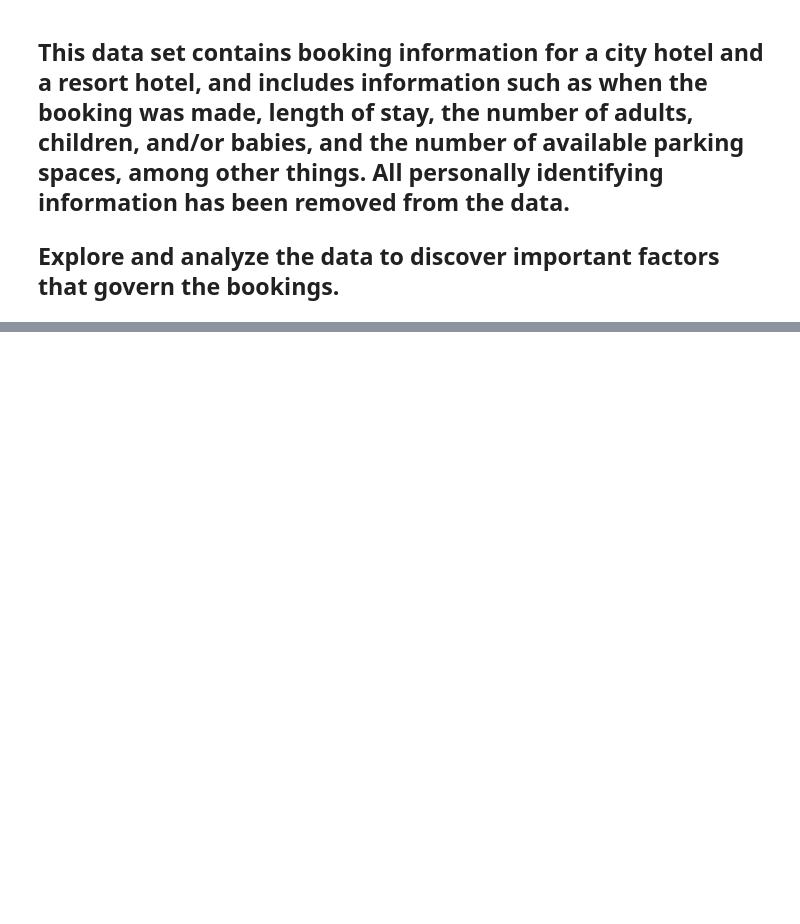
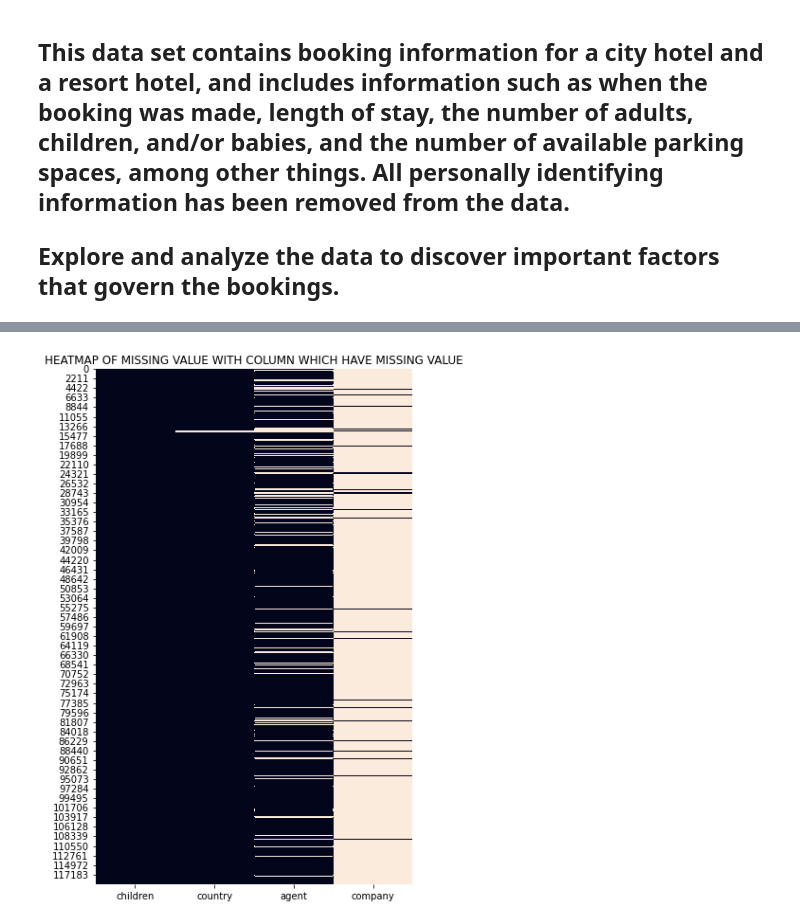
Before and after one commit to Devkhiran/EDA-Hotel-Booking, a Jupyter notebook: Dev_Hotel_Booking_Analysis_Capstone_Project.ipynb, the cells around one changed output, grey strips where cells are left out. Drawn from its saved outputs; the diff is of its cells as text; code cells hidden in the pictures; blank space fills up the shorter version.

```diff
--- a/Dev_Hotel_Booking_Analysis_Capstone_Project.ipynb
+++ b/Dev_Hotel_Booking_Analysis_Capstone_Project.ipynb
@@ -86,0 +184,4 @@ hbdf.shape
+# %%
+miss_val = hbdf.isna().any()[lambda x: x].index.tolist()
+# %%
+col_miss_v = hbdf[miss_val]
@@ -86,0 +197,7 @@ hbdf.shape
+# %%
+plt.figure(figsize = (6,10))
+sns.heatmap(col_miss_v.isnull(), cbar=False)
+plt.title("HEATMAP OF MISSING VALUE WITH COLUMN WHICH HAVE MISSING VALUE")
+plt.show()
+# %% [output]
+[figure, added]
```
Also changed, not shown: parts of 48 cells of this notebook.
